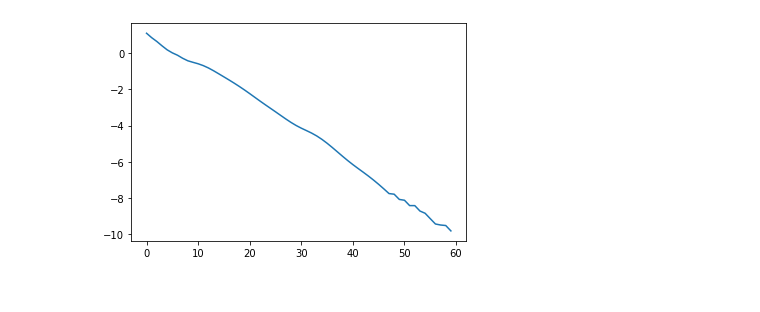
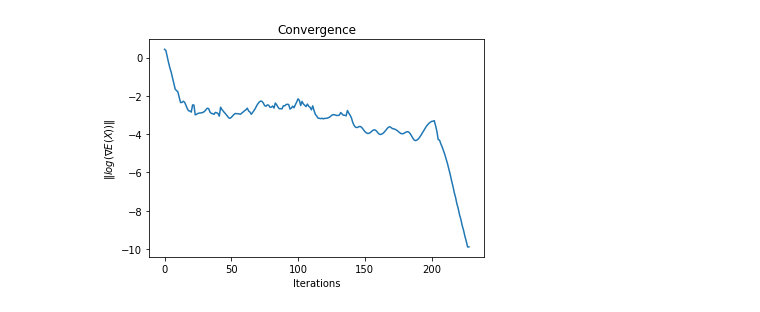
Before and after one commit to otkulseng/Opt1_Project, a Jupyter notebook: Kode/experiments.ipynb, the cells around one changed output. Drawn from its saved outputs; the diff is of its cells as text; code cells hidden in the pictures.

Commit message:
plots

```diff
--- a/Kode/experiments.ipynb
+++ b/Kode/experiments.ipynb
@@ -7,3 +7,17 @@ import tests as TEST
 import os
 
 SAVE_TO_FILE = True
+# %%
+ts =  TEST.P25
+x0 = np.arange(3 * len(ts.free_weights))
+res, conv = bfgs(x0, ts.func, ts.grad, Niter=1000, convergence_plot=True)
+
+def conv_plot(y):
+    plt.plot(np.log10(y))
+    plt.title("Convergence")
+    plt.xlabel("Iterations")
+    plt.ylabel(r"$ \Vert log (\nabla E(X)) \Vert $")
+conv_plot(conv)
+
+if SAVE_TO_FILE:
+    plt.savefig("../Bilder/P25conv.pdf") # Used in report.
@@ -10,13 +33,11 @@ SAVE_TO_FILE = True
 # %%
-ts =  TEST.P25
+ts =  TEST.P69
 x0 = np.arange(3 * len(ts.free_weights))
 res, conv = bfgs(x0, ts.func, ts.grad, Niter=1000, convergence_plot=True)
-
-
-plt.plot(np.log10(conv))
+conv_plot(conv)
 
 if SAVE_TO_FILE:
-    plt.savefig("../Bilder/P25conv.pdf") # Used in report.
+    plt.savefig("../Bilder/P69conv.pdf") # Used in report.
 # %% [output]
-[figure, old version]
+[figure, new version]
 # %%
```
Also changed, not shown: parts of 8 cells of this notebook, 19 other files.
